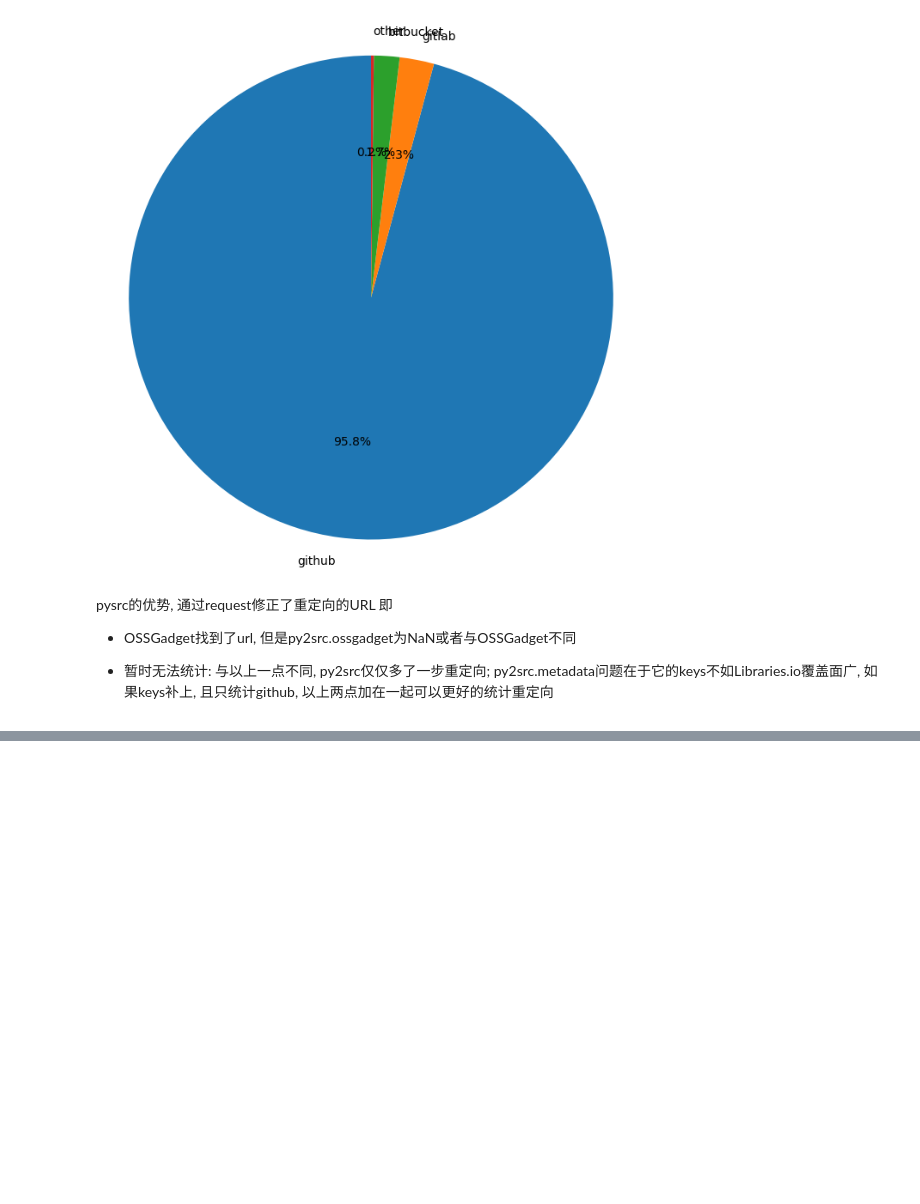
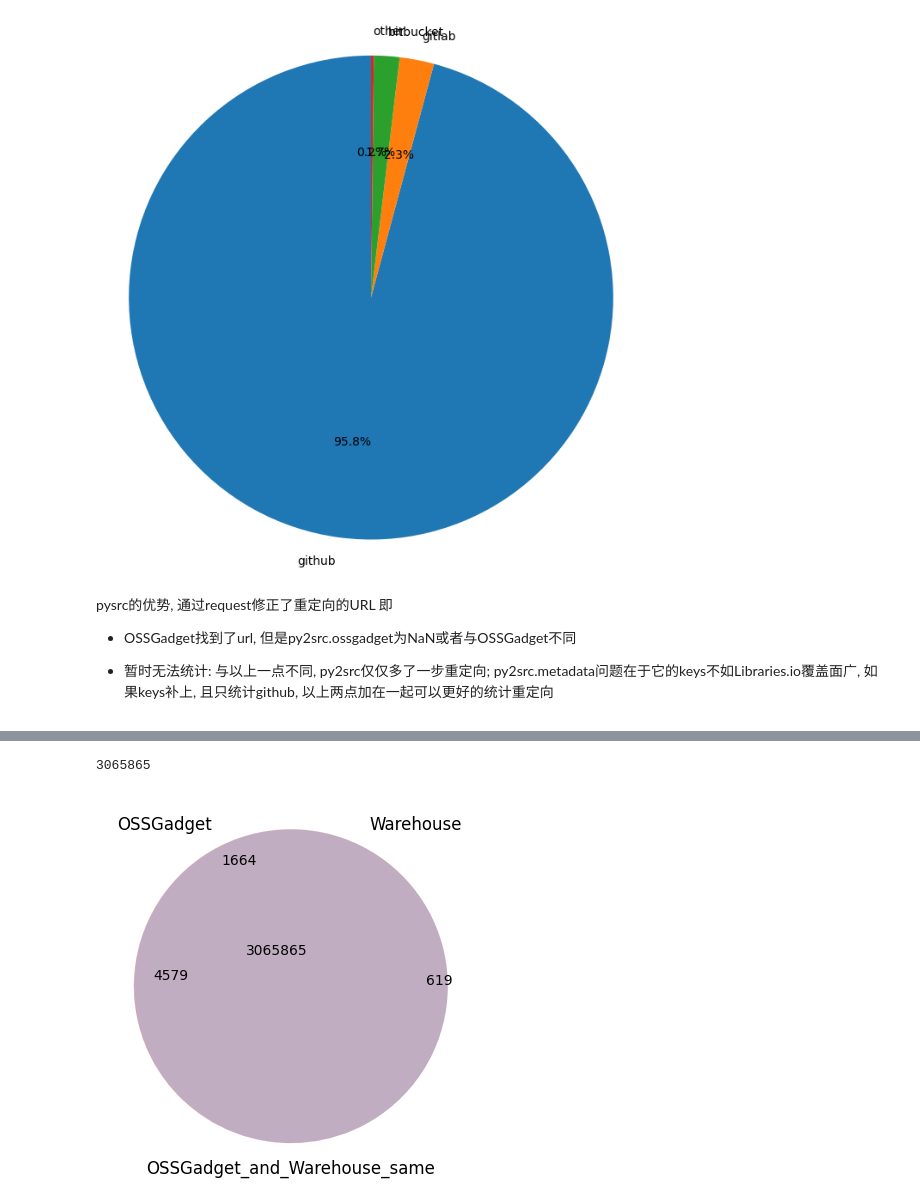
Before and after one commit to gaokai320/PyRadar, a Jupyter notebook: baseline_analysis.ipynb, the cells around one changed output, grey strips where cells are left out. Cells and saved outputs as stored; diff of their text form; code cells hidden in the pictures; blank space fills up the shorter version.

```diff
--- a/baseline_analysis.ipynb
+++ b/baseline_analysis.ipynb
@@ -92,14 +88,19 @@ pysrc的优势, 通过request修正了重定向的URL
 # %%
 docs = col.find()
 
-redirect_count_OSSGadget = 0
+count_OSSGadget = 0
+redirect_count_OSSGadget_NaN = 0
+redirect_count_OSSGadget_other = 0
 
 for doc in docs:
     if isinstance(doc['OSSGadget'], str):
-        if not isinstance(doc['py2src.ossgadget'], str) \
-            or doc['py2src.ossgadget'] != doc['OSSGadget']:
-            redirect = True
-            redirect_count_OSSGadget += 1
+        count_OSSGadget += 1
+        if not isinstance(doc['py2src.ossgadget'], str):
+            redirect_count_OSSGadget_NaN += 1
+        elif doc['py2src.ossgadget'] != doc['OSSGadget']:
+            redirect_count_OSSGadget_other += 1
 
-print(redirect_count_OSSGadget)
+print(count_OSSGadget)
+print(redirect_count_OSSGadget_NaN)
+print(redirect_count_OSSGadget_other)
 # %% [output]
@@ -110,0 +132,29 @@ py2src的论文中已经有分析了, 罢了
+# %%
+from matplotlib_venn import venn3
+docs = col.find()
+
+count_OSSGadget_and_Warehouse_same = 0
+set_OSSGadget = set()
+set_Warehouse = set()
+set_OSSGadget_and_Warehouse_same = set()
+
+for doc in docs:
+    if isinstance(doc['OSSGadget'], str):
+        set_OSSGadget.add(str(doc['_id']))
+    if isinstance(doc['Warehouse'], str):
+        set_Warehouse.add(str(doc['_id']))
+    if isinstance(doc['OSSGadget'], str)\
+        and isinstance(doc['Warehouse'], str)\
+            and doc['OSSGadget'] == doc['Warehouse']:
+        count_OSSGadget_and_Warehouse_same += 1
+        set_OSSGadget_and_Warehouse_same.add(str(doc['_id']))
+
+print(count_OSSGadget_and_Warehouse_same)
+
+venn_diagram = venn3([set_OSSGadget, set_Warehouse, set_OSSGadget_and_Warehouse_same], set_labels=('OSSGadget', 'Warehouse', 'OSSGadget_and_Warehouse_same'))
+# venn_diagram.get_label_by_id('100').set_text(len(set_OSSGadget - set_Warehouse - set_OSSGadget_and_Warehouse_same))
+# venn_diagram.get_label_by_id('010').set_text(len(set_Warehouse - set_OSSGadget - set_OSSGadget_and_Warehouse_same))
+plt.show()
+# %% [output]
+3065865
+[figure, added]
```
Also changed, not shown: parts of 8 cells of this notebook, 1 other file.
